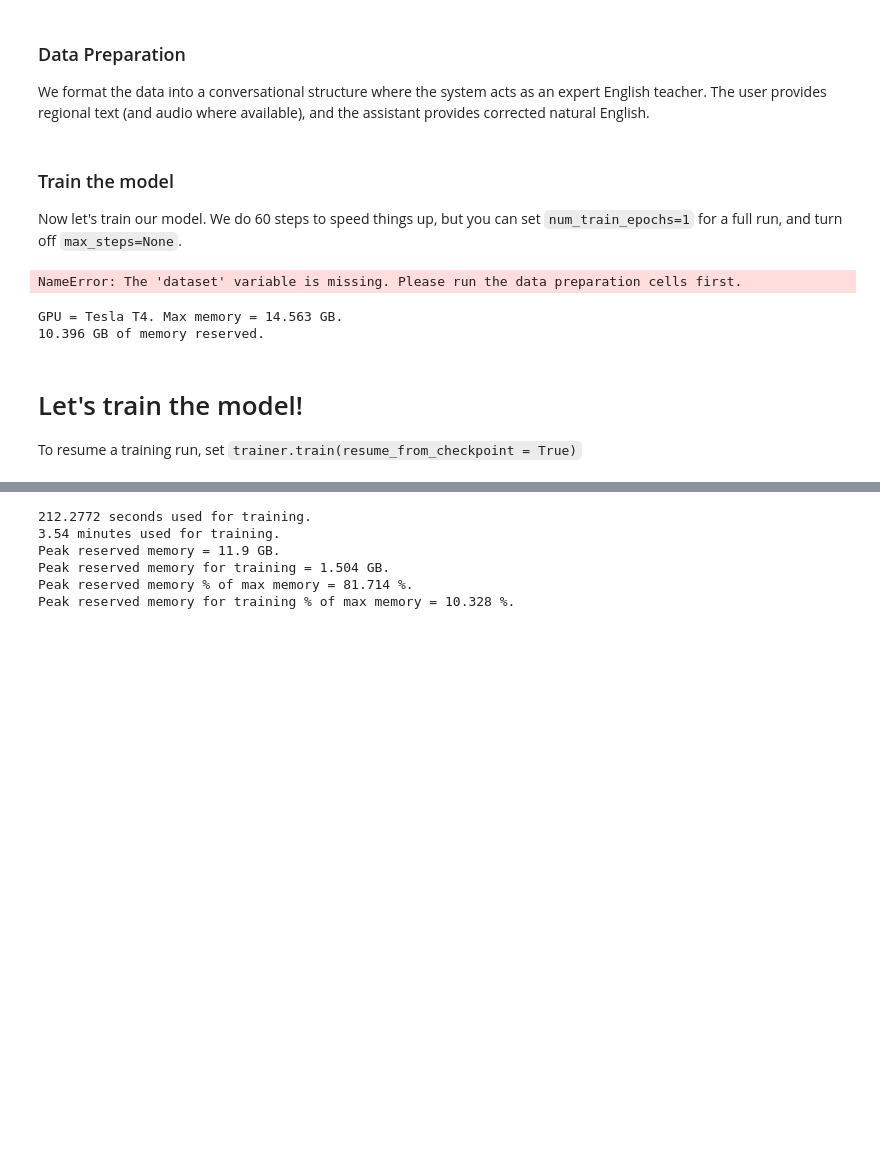
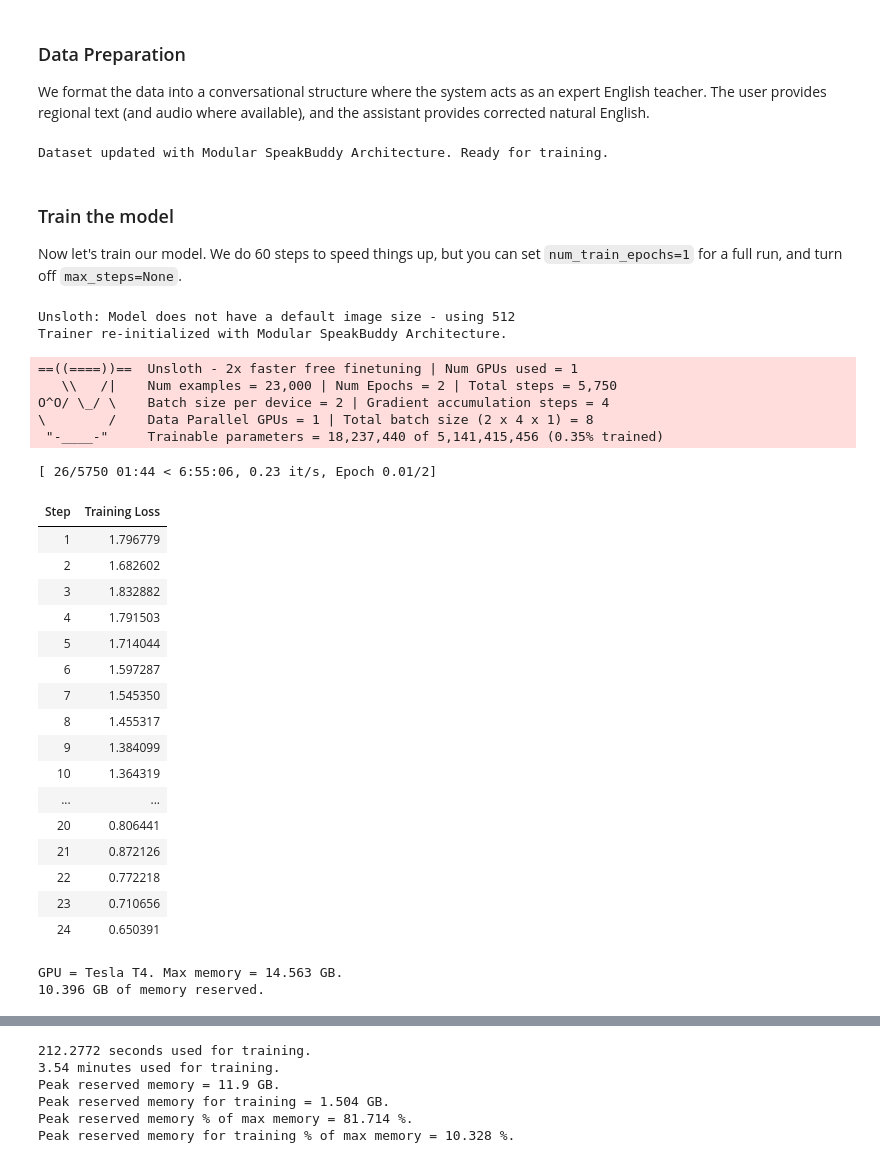
Before and after one commit to Binilts03/oaqjp-final-project-emb-ai, a Jupyter notebook: nb/Gemma4_(E4B)-Audio.ipynb, the cells around one changed output, grey strips where cells are left out. Cells and saved outputs as stored; diff of their text form; code cells hidden in the pictures; blank space fills up the shorter version.

```diff
--- a/nb/Gemma4_(E4B)-Audio.ipynb
+++ b/nb/Gemma4_(E4B)-Audio.ipynb
@@ -319,37 +330,32 @@ def format_bhasa_data(samples: dict) -> dict[str, list]:
     return formatted_samples
 # %%
 import gc
+import torch
 
-# Reduce num_proc to 1 to save CPU RAM during mapping
-dataset = dataset.map(format_bhasa_data, batched = True, batch_size = 4, num_proc = 1)
+# Re-apply mapping with the dynamic modular architecture
+dataset = dataset.map(
+    format_bhasa_data,
+    batched = True,
+    batch_size = 2,
+    num_proc = None
+)
 
-# Force garbage collection to free up system RAM before training
 gc.collect()
 torch.cuda.empty_cache()
 
-print(f"Dataset fully prepared for training. Total samples: {len(dataset)}")
+print(f"Dataset updated with Modular SpeakBuddy Architecture. Ready for training.")
+# %% [output]
+Dataset updated with Modular SpeakBuddy Architecture. Ready for training.
 # %% [markdown]
 <a name="Train"></a>
 ### Train the model
 Now let's train our model. We do 60 steps to speed things up, but you can set `num_train_epochs=1` for a full run, and turn off `max_steps=None`.
 # %%
-from unsloth import FastModel
-import torch
 from unsloth.trainer import UnslothVisionDataCollator
 from trl import SFTTrainer, SFTConfig
+import torch
 
-# Ensure model, processor, and dataset are available
-if 'model' not in locals():
-    model, processor = FastModel.from_pretrained(
-        model_name = "unsloth/gemma-4-E2B-it",
-        dtype = None,
-        load_in_4bit = True,
-    )
-
-if 'dataset' not in locals():
-    raise NameError("The 'dataset' variable is missing. Please run the data preparation cells first.")
-
-# Initializing the trainer
+# Re-initialize trainer with the updated SpeakBuddy modular dataset
 trainer = SFTTrainer(
     model = model,
     train_dataset = dataset,
@@ -358,9 +364,8 @@ trainer = SFTTrainer(
     args = SFTConfig(
         per_device_train_batch_size = 2,
         gradient_accumulation_steps = 4,
-        warmup_ratio = 0.1,
+        warmup_steps = 10,
         num_train_epochs = 2,
-        max_steps = -1,
         learning_rate = 2e-5,
         fp16 = not torch.cuda.is_bf16_supported(),
         bf16 = torch.cuda.is_bf16_supported(),
@@ -372,18 +377,50 @@ trainer = SFTTrainer(
         output_dir = "outputs",
         report_to = "none",
         remove_unused_columns = False,
-        dataset_text_field = "messages", # Point to the conversational column
+        dataset_text_field = "messages",
         dataset_kwargs = {"skip_prepare_dataset": True},
         max_length = 2048,
     )
 )
+print("Trainer re-initialized with Modular SpeakBuddy Architecture.")
 # %% [output]
-NameError: The 'dataset' variable is missing. Please run the data preparation cells first.
+Unsloth: Model does not have a default image size - using 512
+Trainer re-initialized with Modular SpeakBuddy Architecture.
 # %%
+import torch
+
+# Ensure we clear cache before the big run
+torch.cuda.empty_cache()
+
 # Start the actual fine-tuning process
 trainer_stats = trainer.train()
 
 print("Fine-tuning complete!")
+print(f"Final stats: {trainer_stats}")
+# %% [output]
+==((====))==  Unsloth - 2x faster free finetuning | Num GPUs used = 1
+   \\   /|    Num examples = 23,000 | Num Epochs = 2 | Total steps = 5,750
+O^O/ \_/ \    Batch size per device = 2 | Gradient accumulation steps = 4
+\        /    Data Parallel GPUs = 1 | Total batch size (2 x 4 x 1) = 8
+ "-____-"     Trainable parameters = 18,237,440 of 5,141,415,456 (0.35% trained)
+[ 26/5750 01:44 < 6:55:06, 0.23 it/s, Epoch 0.01/2]
+| Step | Training Loss |
+| 1 | 1.796779 |
+| 2 | 1.682602 |
+| 3 | 1.832882 |
+| 4 | 1.791503 |
+| 5 | 1.714044 |
+| 6 | 1.597287 |
+| 7 | 1.545350 |
+| 8 | 1.455317 |
+| 9 | 1.384099 |
+| 10 | 1.364319 |
+| ... | ... |
+| 20 | 0.806441 |
+| 21 | 0.872126 |
+| 22 | 0.772218 |
+| 23 | 0.710656 |
+| 24 | 0.650391 |
 # %%
 # @title Show current memory stats
 gpu_stats = torch.cuda.get_device_properties(0)
@@ -394,7 +431,3 @@ print(f"{start_gpu_memory} GB of memory reserved.")
 # %% [output]
 GPU = Tesla T4. Max memory = 14.563 GB.
 10.396 GB of memory reserved.
-# %% [markdown]
-# Let's train the model!
-
-To resume a training run, set `trainer.train(resume_from_checkpoint = True)`
```
Also changed, not shown: parts of 4 cells of this notebook.
